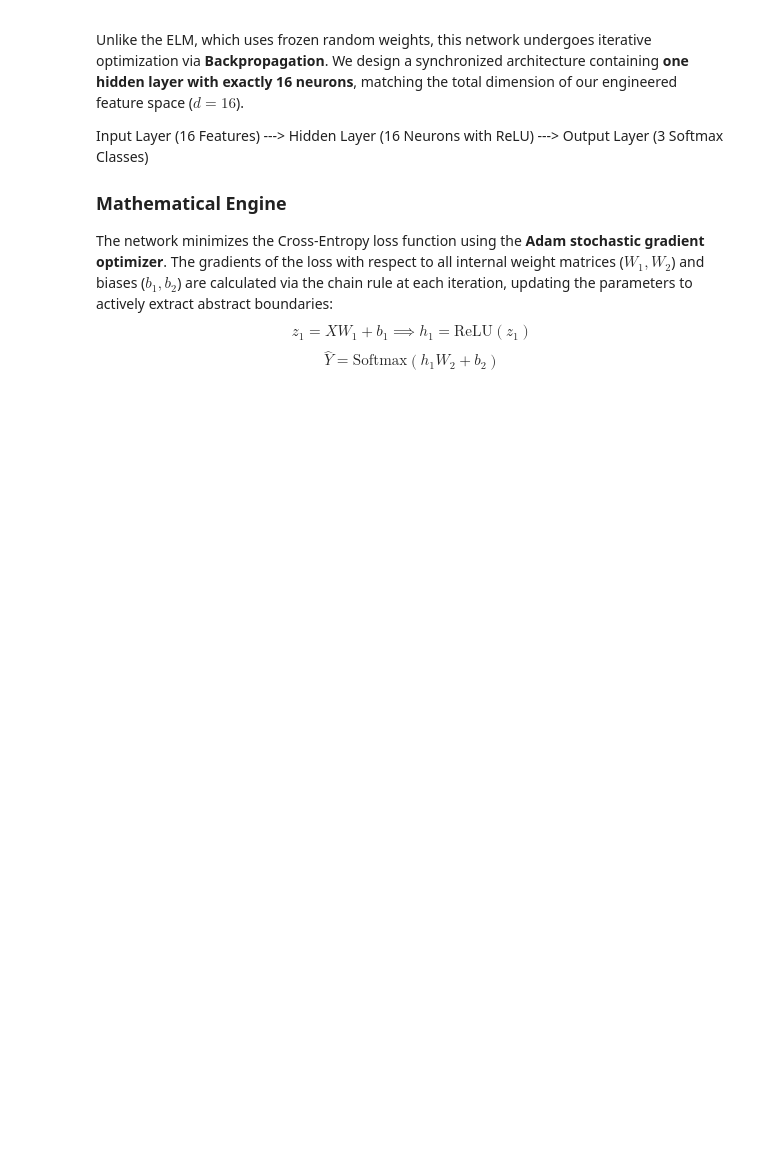
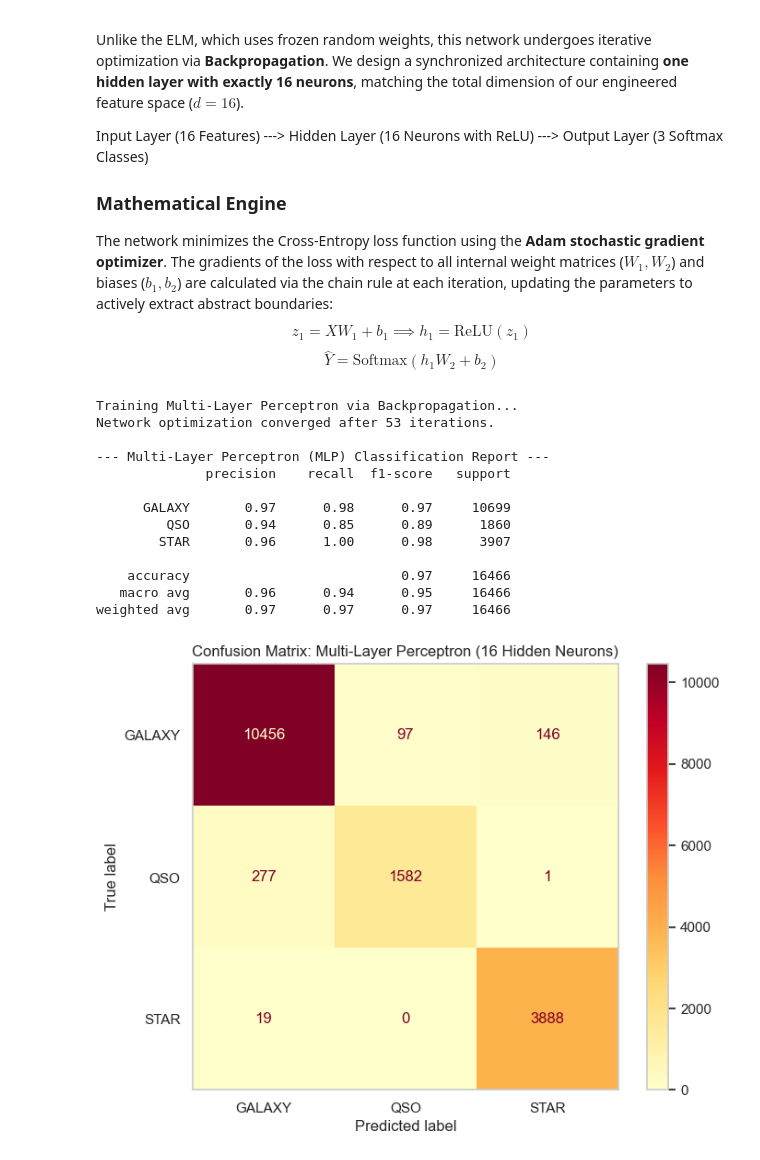
Before and after one commit to DimovDimo/SDSS17-ML-Research, a Jupyter notebook: SDSS17-ML-Research.ipynb, the cells around one changed output. Drawn from its saved outputs; the diff is of its cells as text; code cells hidden in the pictures; blank space fills up the shorter version.

```diff
--- a/SDSS17-ML-Research.ipynb
+++ b/SDSS17-ML-Research.ipynb
@@ -1677,3 +1677,56 @@ Input Layer (16 Features) ---> Hidden Layer (16 Neurons with ReLU) ---> Output L
 The network minimizes the Cross-Entropy loss function using the **Adam stochastic gradient optimizer**. The gradients of the loss with respect to all internal weight matrices ($W_1, W_2$) and biases ($b_1, b_2$) are calculated via the chain rule at each iteration, updating the parameters to actively extract abstract boundaries:
 $$z_1 = X W_1 + b_1 \implies h_1 = \text{ReLU}(z_1)$$
 $$\hat{Y} = \text{Softmax}(h_1 W_2 + b_2)$$
+# %%
+import matplotlib.pyplot as plt
+import seaborn as sns
+from sklearn.neural_network import MLPClassifier
+from sklearn.metrics import classification_report, confusion_matrix, ConfusionMatrixDisplay
+
+# 1. Initialize the Multi-Layer Perceptron (MLP)
+# Single hidden layer with 16 neurons, Adam optimizer, and fixed seed 2026
+mlp_net = MLPClassifier(
+    hidden_layer_sizes=(16,),
+    activation='relu',
+    solver='adam',
+    max_iter=300,
+    random_state=2026,
+    early_stopping=True,  # Automatically stops training if validation loss plateaus to prevent overfitting
+    verbose=False
+)
+
+# 2. Train the neural network using iterative gradient descent
+print("Training Multi-Layer Perceptron via Backpropagation...")
+mlp_net.fit(X_train_scaled, y_train)
+print(f"Network optimization converged after {mlp_net.n_iter_} iterations.")
+
+# 3. Predict the target astronomical classes for the scaled test subset
+y_pred_mlp = mlp_net.predict(X_test_scaled)
+
+# 4. Generate the detailed neural classification report
+print("\n--- Multi-Layer Perceptron (MLP) Classification Report ---")
+print(classification_report(y_test, y_pred_mlp, target_names=['GALAXY', 'QSO', 'STAR']))
+
+# 5. Compute and display the final Neural Confusion Matrix
+cm_mlp = confusion_matrix(y_test, y_pred_mlp)
+plt.figure(figsize=(8, 6))
+disp = ConfusionMatrixDisplay(confusion_matrix=cm_mlp, display_labels=['GALAXY', 'QSO', 'STAR'])
+disp.plot(cmap='YlOrRd', ax=plt.gca(), values_format='d')
+plt.title("Confusion Matrix: Multi-Layer Perceptron (16 Hidden Neurons)")
+plt.grid(False)
+plt.show()
+# %% [output]
+Training Multi-Layer Perceptron via Backpropagation...
+Network optimization converged after 53 iterations.
+
+--- Multi-Layer Perceptron (MLP) Classification Report ---
+              precision    recall  f1-score   support
+
+      GALAXY       0.97      0.98      0.97     10699
+         QSO       0.94      0.85      0.89      1860
+        STAR       0.96      1.00      0.98      3907
+
+    accuracy                           0.97     16466
+   macro avg       0.96      0.94      0.95     16466
+weighted avg       0.97      0.97      0.97     16466
+[figure, added]
```
Also changed, not shown: parts of 2 cells of this notebook.
